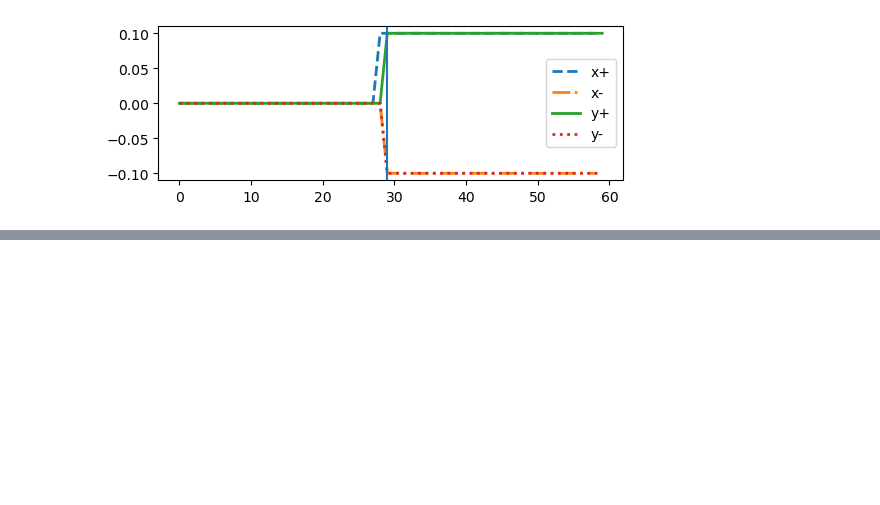
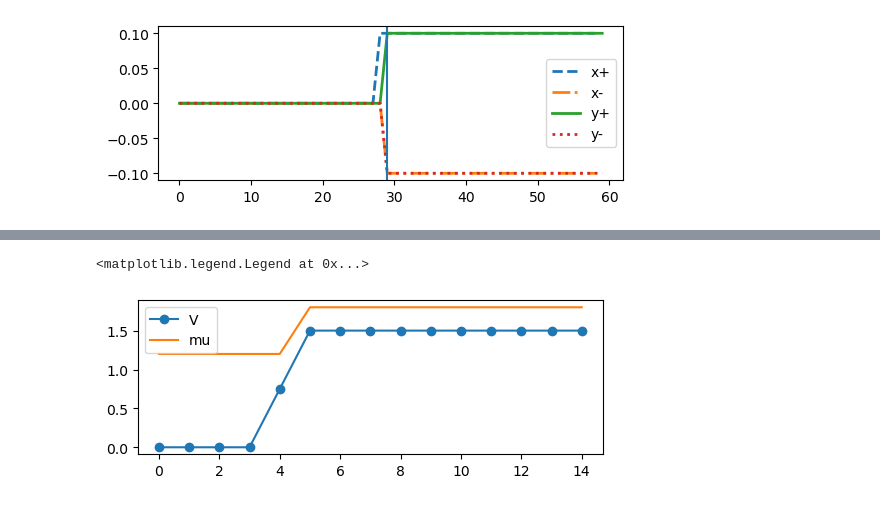
Before and after one commit to emilssp/master-thesis-codebase, a Jupyter notebook: notebooks/NP.ipynb, the cells around one changed output, grey strips where cells are left out. Cells and saved outputs as stored; diff of their text form; code cells hidden in the pictures; blank space fills up the shorter version.

```diff
--- a/notebooks/NP.ipynb
+++ b/notebooks/NP.ipynb
@@ -106,3 +106,37 @@ plt.show()
 from joblib import Parallel, delayed
 from tqdm.auto import tqdm
 import copy
+# %%
+widthN = 5
+widthP = 10
+
+X, Y = widthN+widthP, 200
+lattice = Lattice(X, Y)
+t = 1
+T = 0.01
+muN = 1.2 * t
+muP = 1.8 * t
+mu = np.zeros(lattice.X)
+mu[:widthN] = muN
+mu[widthN:] = muP
+
+U = None
+V_prime = None
+
+V0 = 1.5 * t
+V = V0 * np.ones(lattice.X)
+V[:widthN] = 0
+V[widthN-1] = V0/2
+
+plt.figure(figsize=(6,2))
+if U is not None:
+    plt.plot(U, '-o', label="U")
+if V is not None:
+    plt.plot(V, '-o', label="V")
+if V_prime is not None:
+    plt.plot(V_prime, '-o', label="V'",)
+plt.plot(mu, label='mu')
+plt.legend()
+# %% [output]
+<matplotlib.legend.Legend at 0x...>
+[figure, added]
```
Also changed, not shown: parts of 7 cells of this notebook, 3 other files.
